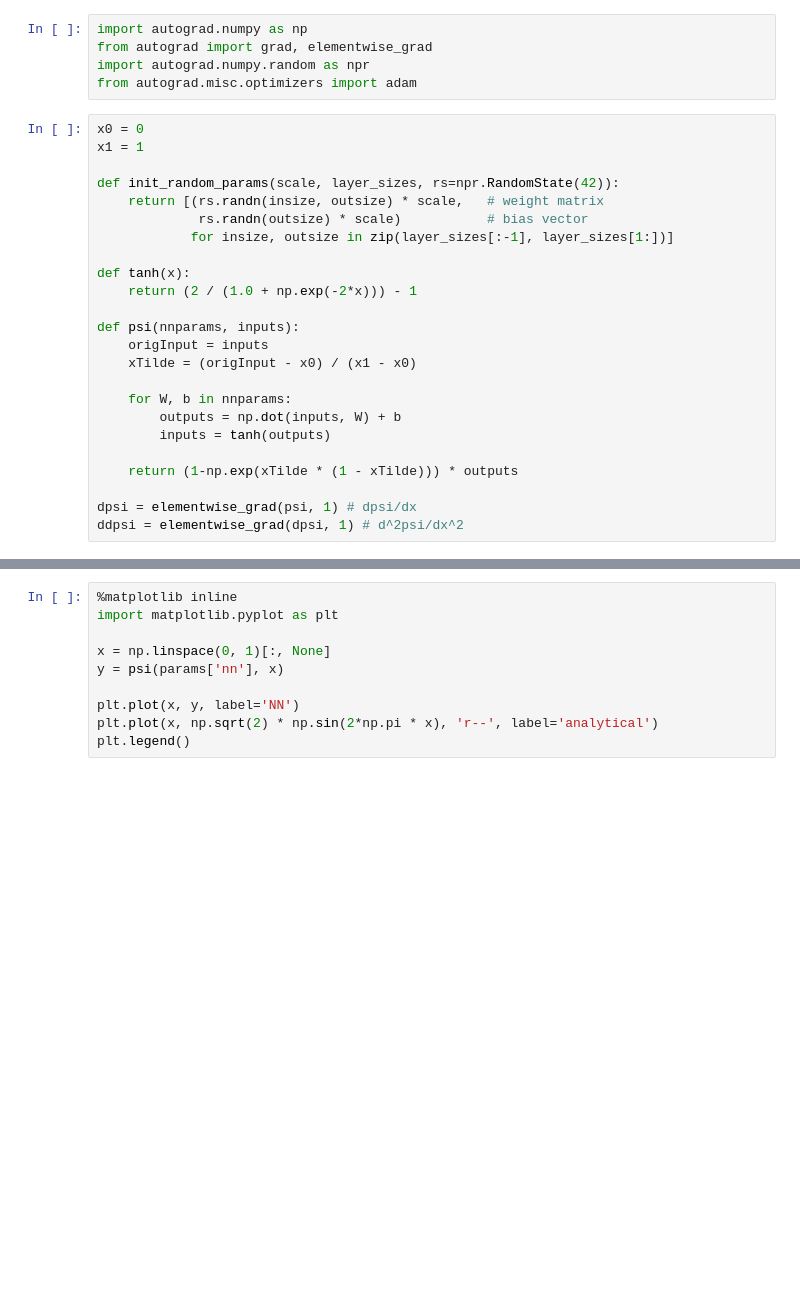
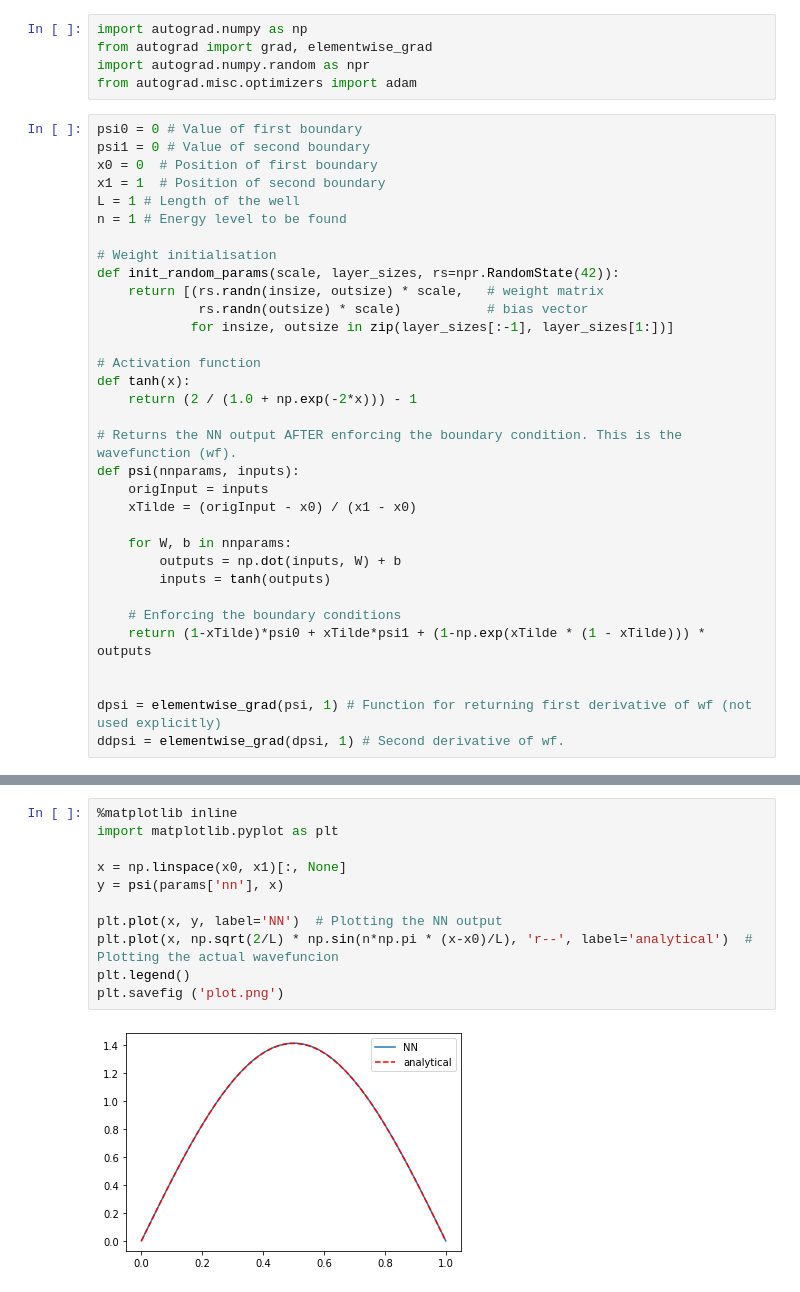
Before and after one commit to anuwu/Particle-in-a-Box, a Jupyter notebook: kitchin.ipynb, the cells around one changed output, grey strips where cells are left out. Cells and saved outputs as stored; diff of their text form; blank space fills up the shorter version.

Commit message:
Systemizing plots and creating diagnosis graphs.

```diff
--- a/kitchin.ipynb
+++ b/kitchin.ipynb
@@ -4,17 +4,24 @@ from autograd import grad, elementwise_grad
 import autograd.numpy.random as npr
 from autograd.misc.optimizers import adam
 # %%
-x0 = 0
-x1 = 1
+psi0 = 0 # Value of first boundary
+psi1 = 0 # Value of second boundary
+x0 = 0  # Position of first boundary
+x1 = 1  # Position of second boundary
+L = 1 # Length of the well
+n = 1 # Energy level to be found
 
+# Weight initialisation
 def init_random_params(scale, layer_sizes, rs=npr.RandomState(42)):
     return [(rs.randn(insize, outsize) * scale,   # weight matrix
              rs.randn(outsize) * scale)           # bias vector
             for insize, outsize in zip(layer_sizes[:-1], layer_sizes[1:])]
 
+# Activation function
 def tanh(x):
     return (2 / (1.0 + np.exp(-2*x))) - 1
 
+# Returns the NN output AFTER enforcing the boundary condition. This is the wavefunction (wf).
 def psi(nnparams, inputs):
     origInput = inputs
     xTilde = (origInput - x0) / (x1 - x0)
@@ -23,7 +30,9 @@ def psi(nnparams, inputs):
         outputs = np.dot(inputs, W) + b
         inputs = tanh(outputs)
 
-    return (1-np.exp(xTilde * (1 - xTilde))) * outputs
+    # Enforcing the boundary conditions
+    return (1-xTilde)*psi0 + xTilde*psi1 + (1-np.exp(xTilde * (1 - xTilde))) * outputs
 
-dpsi = elementwise_grad(psi, 1) # dpsi/dx
-ddpsi = elementwise_grad(dpsi, 1) # d^2psi/dx^2
+
+dpsi = elementwise_grad(psi, 1) # Function for returning first derivative of wf (not used explicitly)
+ddpsi = elementwise_grad(dpsi, 1) # Second derivative of wf.
@@ -75,10 +136,13 @@ print(params['E'])
 # %%
 %matplotlib inline
 import matplotlib.pyplot as plt
 
-x = np.linspace(0, 1)[:, None]
+x = np.linspace(x0, x1)[:, None]
 y = psi(params['nn'], x)
 
-plt.plot(x, y, label='NN')
-plt.plot(x, np.sqrt(2) * np.sin(2*np.pi * x), 'r--', label='analytical')
+plt.plot(x, y, label='NN')  # Plotting the NN output
+plt.plot(x, np.sqrt(2/L) * np.sin(n*np.pi * (x-x0)/L), 'r--', label='analytical')  # Plotting the actual wavefuncion
 plt.legend()
+plt.savefig ('plot.png')
+# %% [output]
+[figure, added]
```
Also changed, not shown: parts of 8 cells of this notebook, 5 other files.
